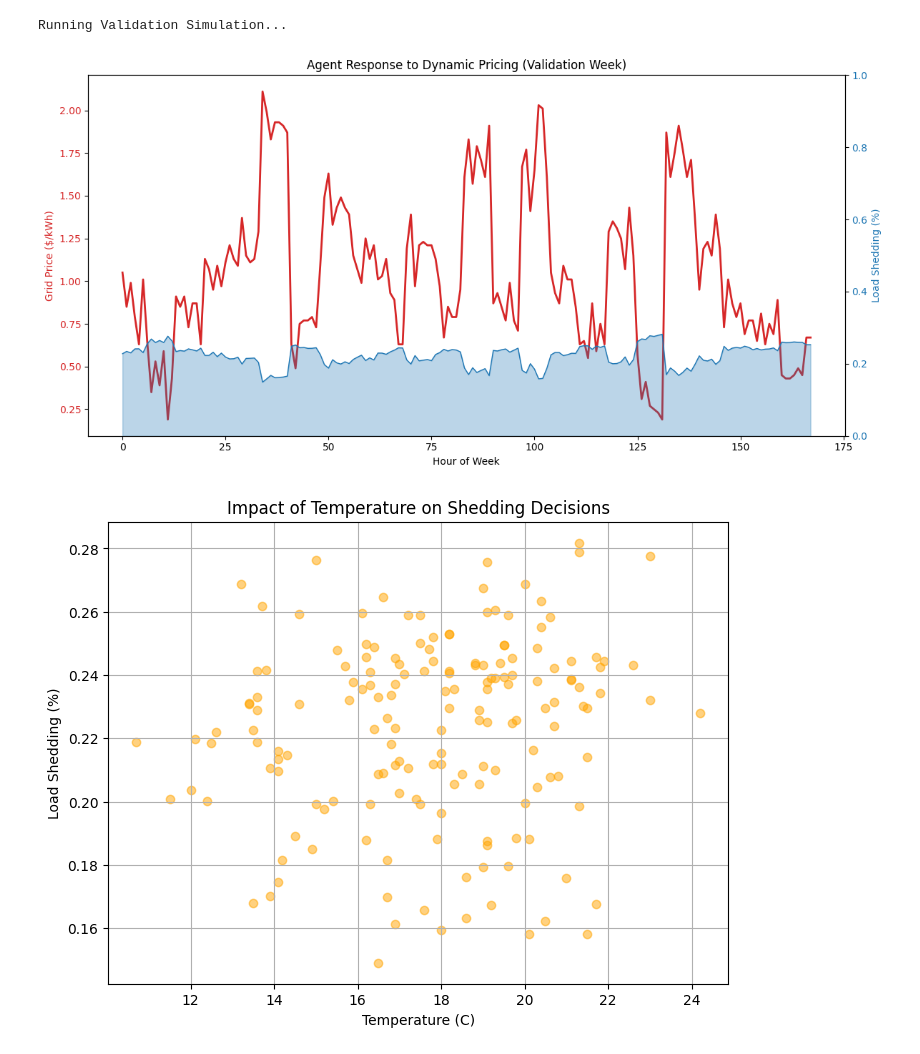
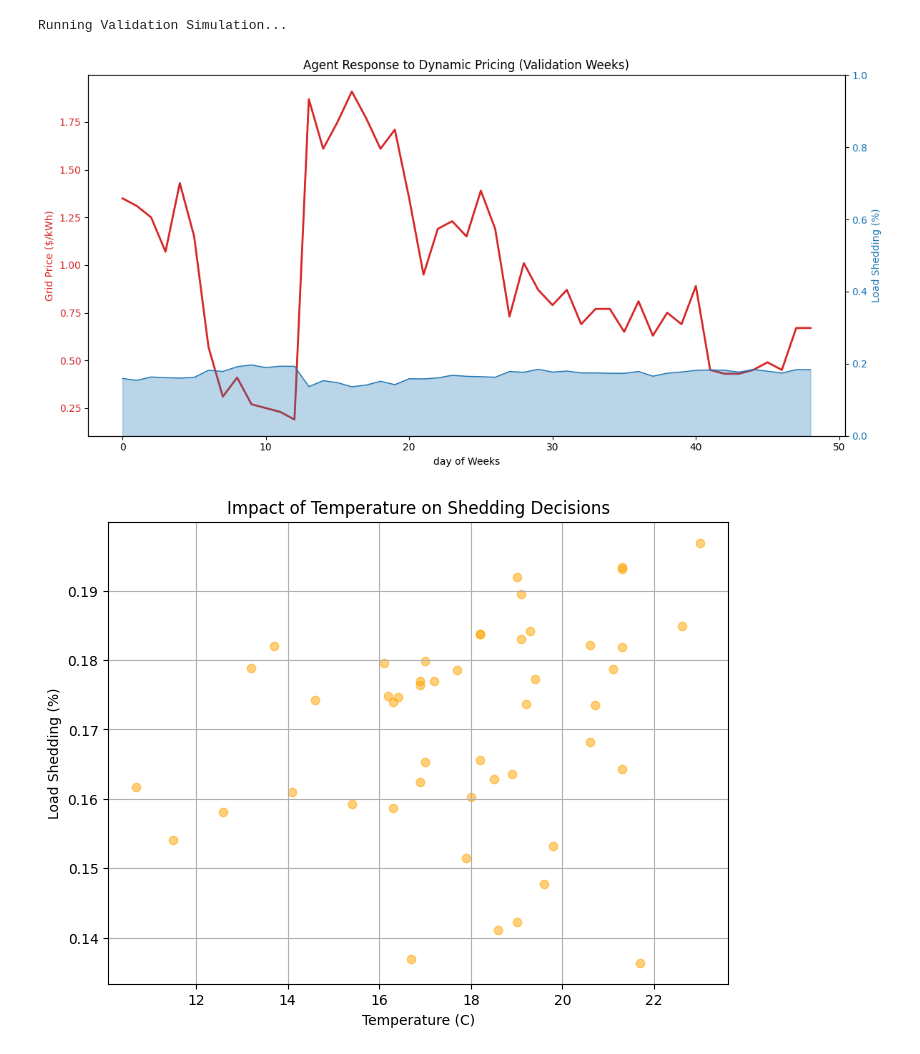
Before and after one commit to parsakhavarinejad/Operations-Research-Case-Studies, a Jupyter notebook: Microgrid Dynamic Pricing using RL-AC-PPO/DynamicPricing_AC_Learning.ipynb, the cells around one changed output. Drawn from its saved outputs; the diff is of its cells as text; code cells hidden in the pictures.

```diff
--- a/Microgrid Dynamic Pricing using RL-AC-PPO/DynamicPricing_AC_Learning.ipynb
+++ b/Microgrid Dynamic Pricing using RL-AC-PPO/DynamicPricing_AC_Learning.ipynb
@@ -19,7 +19,7 @@ class MicrogridEnv(gym.Env):
 
         self.max_vals = self.data_matrix.max(axis=0) + 1e-5
         self.total_data_len = len(self.data_matrix)
-        self.episode_duration = 168  # 24 * 7
+        self.episode_duration = 7  # 24 * 7
         self.action_space = spaces.Box(low=0.0, high=1.0, shape=(1,), dtype=np.float32)
         self.observation_space = spaces.Box(low=-np.inf, high=np.inf, shape=(4,), dtype=np.float32)
 
@@ -114,7 +114,7 @@ gamma = 0.99
 optimizer = torch.optim.Adam(model.parameters(), lr=0.0001)
 
 all_rewards = []
-num_episodes = 500
+num_episodes = 2500
 
 for episode in range(num_episodes):
     state, _ = env.reset()
@@ -187,7 +187,7 @@ Debug Ep 490: Mu=0.09831558167934418, Sigma=0.010062660090625286, Reward=0.54280
 
 model.eval()
 
-test_start_idx = env.total_data_len - 168
+test_start_idx = env.total_data_len - 49
 test_data = env.data_matrix[test_start_idx:]
 
 prices = []
@@ -205,7 +205,7 @@ current_state = torch.from_numpy(obs).float().unsqueeze(0)
 
 print("Running Validation Simulation...")
 
-for i in range(168):
+for i in range(49):
     with torch.no_grad():
         mu, sigma, _ = model(current_state)
         action = mu.item()
@@ -217,7 +217,7 @@ for i in range(168):
     actions.append(action)
     temps.append(real_temp)
 
-    if i < 167:
+    if i < 48:
         state_row = test_data[i+1]
         price = 0.15 + (0.20 * state_row[3])
         obs = np.array([state_row[0], state_row[1], state_row[2], price], dtype=np.float32)
@@ -228,34 +228,34 @@ for i in range(168):
 import matplotlib.pyplot as plt
 
 fig, ax1 = plt.subplots(figsize=(12, 6))
 
 color = 'tab:red'
-ax1.set_xlabel('Hour of Week')
+ax1.set_xlabel('day of Weeks')
 ax1.set_ylabel('Grid Price ($/kWh)', color=color)
 ax1.plot(prices, color=color, linewidth=2, label='Grid Price')
 ax1.tick_params(axis='y', labelcolor=color)
 
 ax2 = ax1.twinx()
 
 color = 'tab:blue'
 ax2.set_ylabel('Load Shedding (%)', color=color)
 ax2.fill_between(range(len(actions)), actions, color=color, alpha=0.3, label='Agent Action (Shedding)')
 ax2.plot(actions, color=color, linewidth=1)
 ax2.tick_params(axis='y', labelcolor=color)
 ax2.set_ylim(0, 1.0)
 
-plt.title("Agent Response to Dynamic Pricing (Validation Week)")
+plt.title("Agent Response to Dynamic Pricing (Validation Weeks)")
 fig.tight_layout()
 plt.show()
 
 plt.figure(figsize=(8, 6))
 plt.scatter(temps, actions, alpha=0.5, c='orange')
 plt.xlabel("Temperature (C)")
 plt.ylabel("Load Shedding (%)")
 plt.title("Impact of Temperature on Shedding Decisions")
 plt.grid(True)
 plt.show()
 # %% [output]
 Running Validation Simulation...
-[figure, old version]
+[figure, new version]
-[figure, old version]
+[figure, new version]
```
Also changed, not shown: parts of 1 cell of this notebook, 1 other file.
